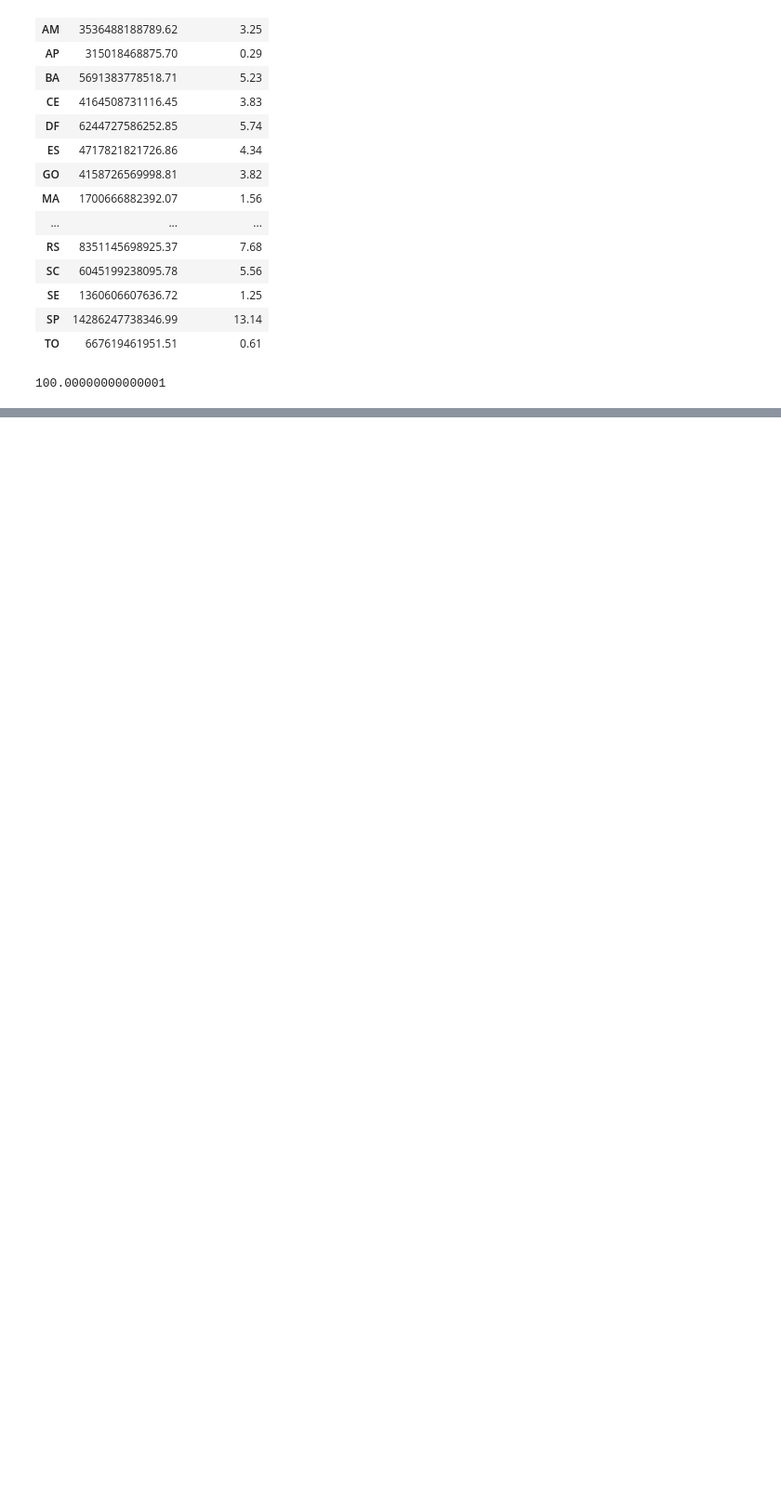
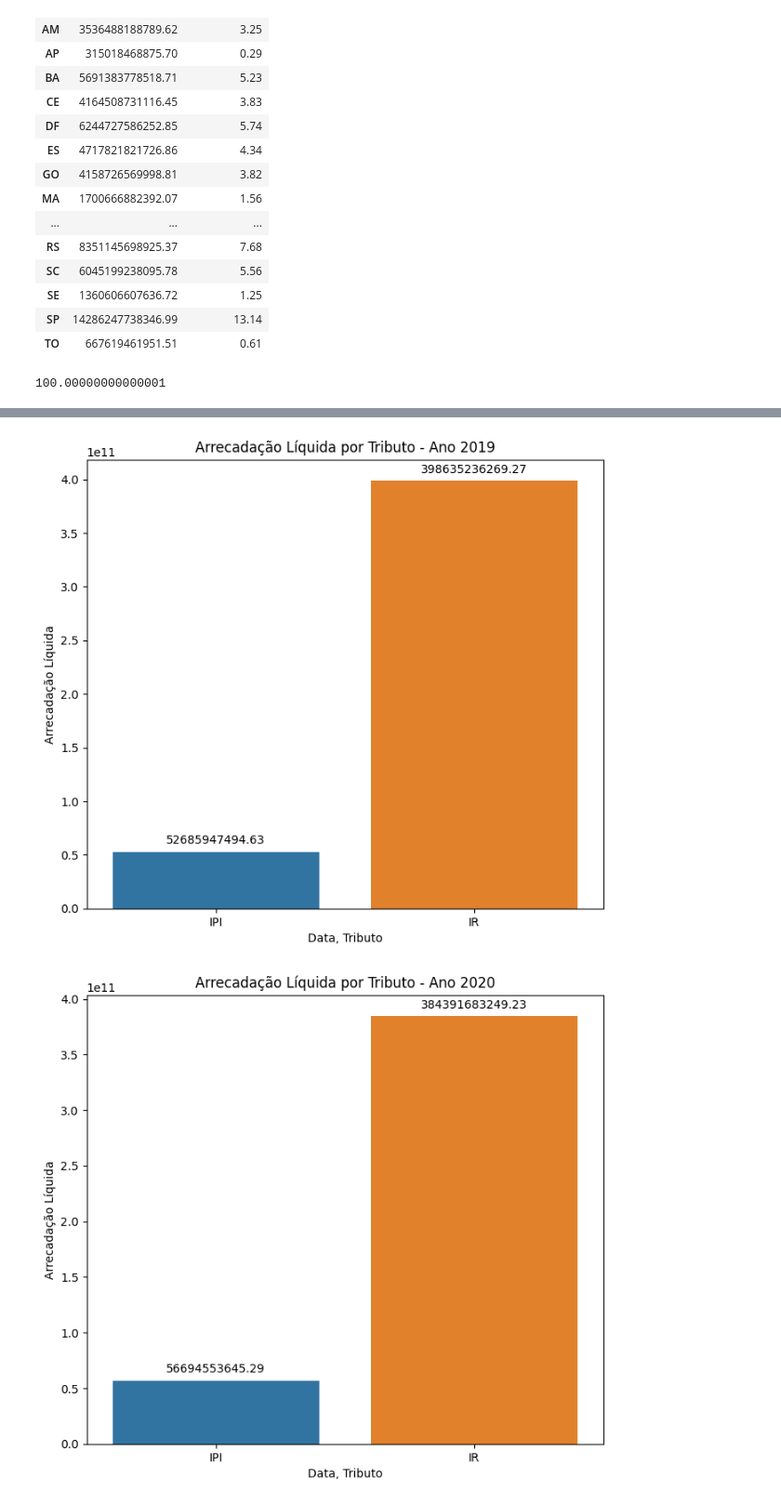
Before and after one commit to Danieloliver1/Datascience, a Jupyter notebook: python_industria.ipynb, the cells around one changed output, grey strips where cells are left out. Shown at 93% size. Saved outputs shown, nothing was run; the diff lists cells and outputs as text; code cells hidden in the pictures; blank space fills up the shorter version.

```diff
--- a/python_industria.ipynb
+++ b/python_industria.ipynb
@@ -338,0 +387,2 @@ See the caveats in the documentation: https://pandas.pydata.org/pandas-docs/stab
+# %%
+ir_ipi = pd.read_csv(Arrecadação_IR_IPI_detalhada)
@@ -338,0 +438,6 @@ See the caveats in the documentation: https://pandas.pydata.org/pandas-docs/stab
+# %%
+ir_ipi = ir_ipi.applymap(lambda ir_ipi: ir_ipi.replace(',', '') if isinstance(ir_ipi, str) else ir_ipi)
+ir_ipi_for = ir_ipi.drop(['data','Tributo','Ano','Mês','Decêndio'],axis =1).astype(float)
+ir_ipi_for['Data'] = ir_ipi['Ano']
+ir_ipi_for['Tributo'] = ir_ipi['Tributo']
+# tabela.drop(['Coluna'], axis = 1, inplace=True)
@@ -338,0 +462,28 @@ See the caveats in the documentation: https://pandas.pydata.org/pandas-docs/stab
+# %%
+# Agrupar por ano e calcular a soma dos valores de cada imposto
+resultado = ir_ipi_for[['Data','Tributo','Arrecadação Líquida']].groupby(['Data','Tributo']).sum()
+# %%
+import matplotlib.pyplot as plt
+import seaborn as sns
+
+# filtrar os dados por ano e criar um gráfico separado para cada ano
+anos_unicos = resultado.index.get_level_values('Data').unique()
+
+
+for ano in anos_unicos:
+    dados_ano = resultado.loc[ano]
+    fig, ax = plt.subplots(figsize=(8, 7))
+
+    # Usar o estilo seaborn no gráfico de barras
+    sns.barplot(data=dados_ano, x=dados_ano.index, y="Arrecadação Líquida", ax=ax)
+
+    plt.title(f'Arrecadação Líquida por Tributo - Ano {ano}')
+    plt.xlabel('Data, Tributo')
+    plt.ylabel('Arrecadação Líquida')
+    # Adicionar os valores acima das colunas
+    for i, valor in enumerate(dados_ano["Arrecadação Líquida"]):
+         ax.annotate(f'{valor:.2f}', (i, valor), xytext=(0, 5), textcoords='offset points', ha='center', va='bottom')
+    plt.show()
+# %% [output]
+[figure, added]
+[figure, added]
```
Also changed, not shown: parts of 25 cells of this notebook.
